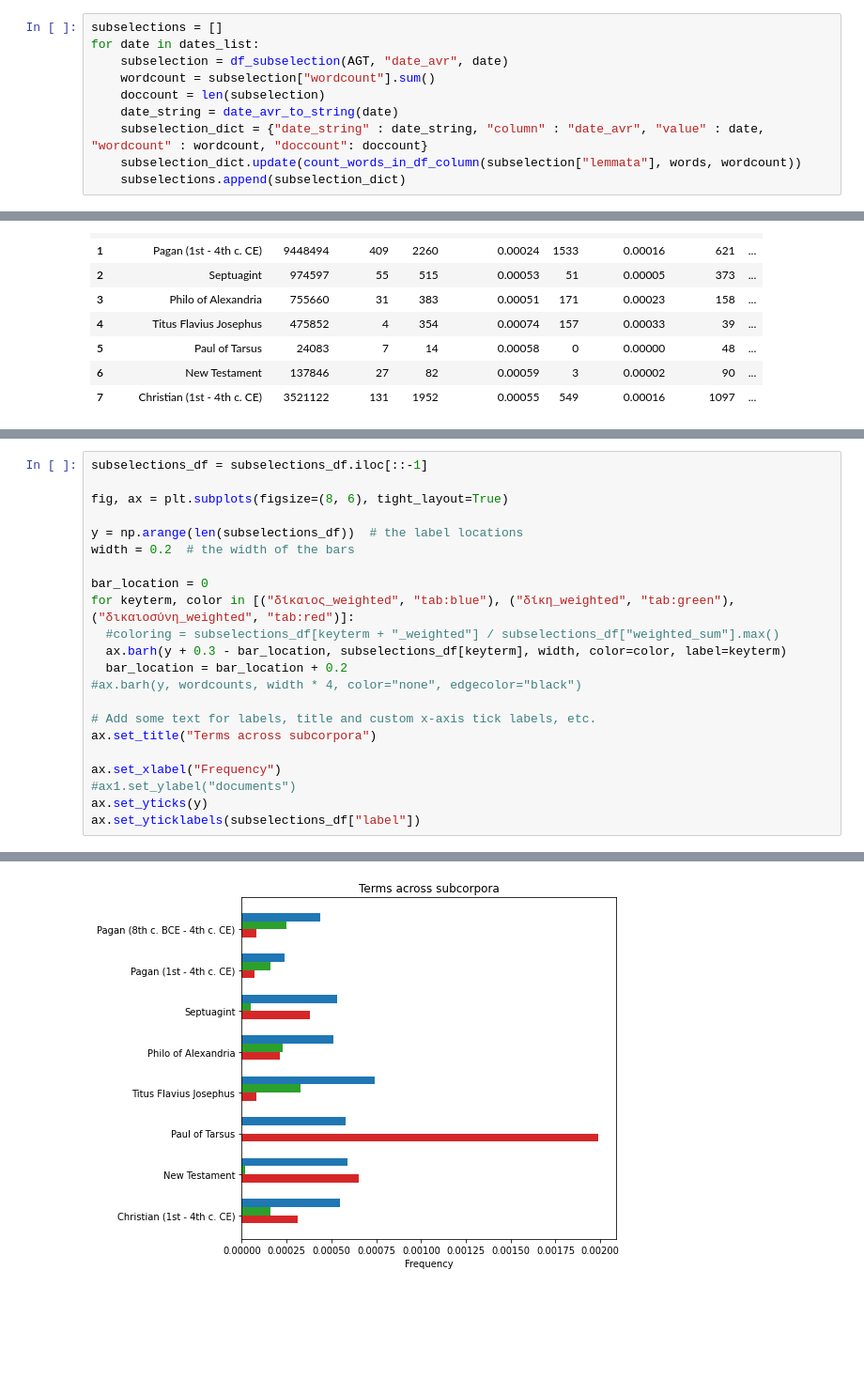
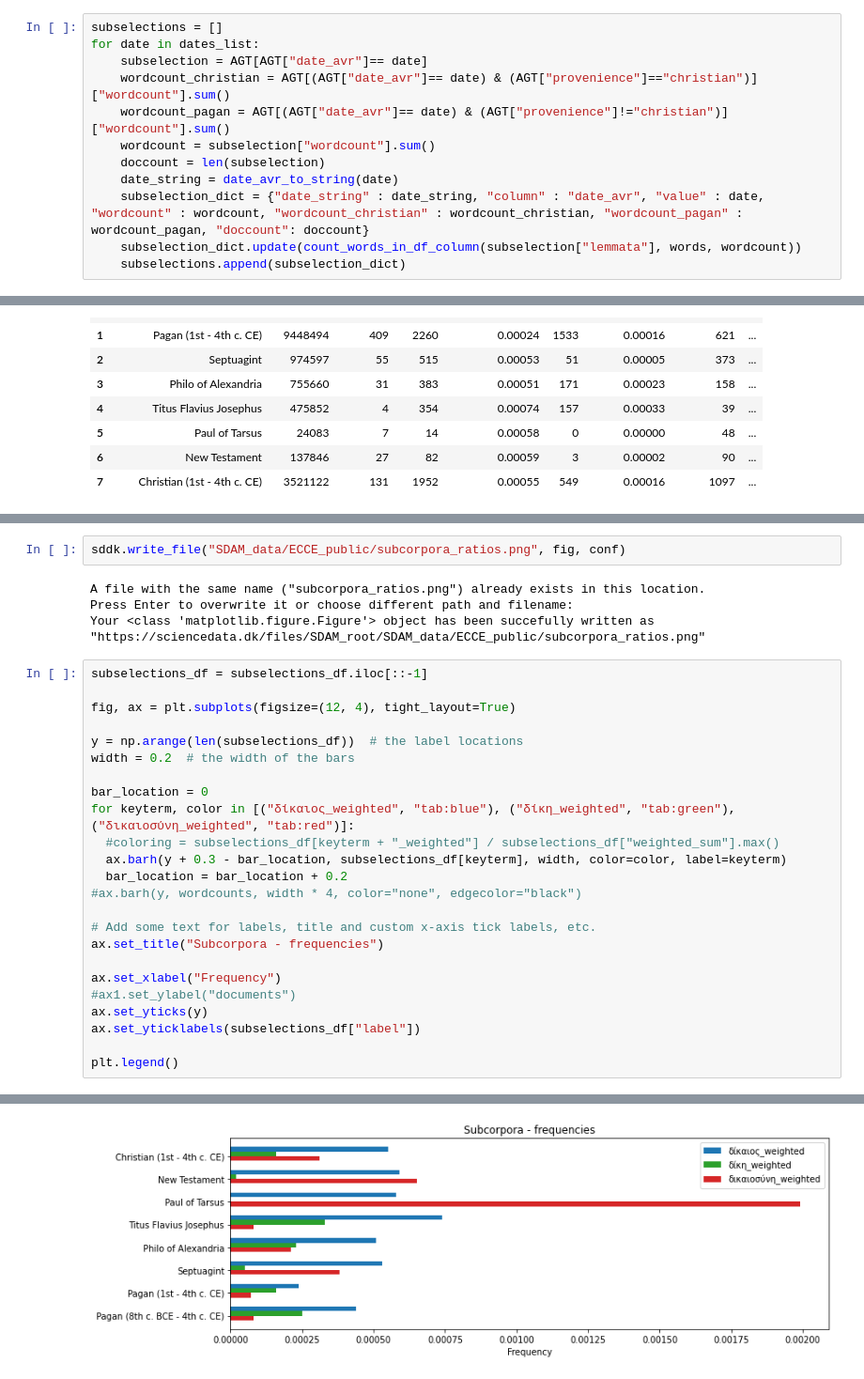
Before and after one commit to kasev/ECCE, a Jupyter notebook: scripts/DATA_OVERVIEW.ipynb, the cells around one changed output, grey strips where cells are left out. Shown: that part at 94% size. Cells and saved outputs as stored; diff of their text form; blank space fills up the shorter version.

Commit message:
overview plots completed

```diff
--- a/scripts/DATA_OVERVIEW.ipynb
+++ b/scripts/DATA_OVERVIEW.ipynb
@@ -175,11 +191,13 @@ date_avr_to_string(0.5)
 # %%
 subselections = []
 for date in dates_list:
-    subselection = df_subselection(AGT, "date_avr", date)
+    subselection = AGT[AGT["date_avr"]== date]
+    wordcount_christian = AGT[(AGT["date_avr"]== date) & (AGT["provenience"]=="christian")]["wordcount"].sum()
+    wordcount_pagan = AGT[(AGT["date_avr"]== date) & (AGT["provenience"]!="christian")]["wordcount"].sum()
     wordcount = subselection["wordcount"].sum()
     doccount = len(subselection)
     date_string = date_avr_to_string(date)
-    subselection_dict = {"date_string" : date_string, "column" : "date_avr", "value" : date, "wordcount" : wordcount, "doccount": doccount}
+    subselection_dict = {"date_string" : date_string, "column" : "date_avr", "value" : date, "wordcount" : wordcount, "wordcount_christian" : wordcount_christian, "wordcount_pagan" : wordcount_pagan, "doccount": doccount}
     subselection_dict.update(count_words_in_df_column(subselection["lemmata"], words, wordcount))
     subselections.append(subselection_dict)
 # %%
@@ -293,7 +337,13 @@ fig = plot_ratios(subselections_df, "label")
+# %%
+sddk.write_file("SDAM_data/ECCE_public/subcorpora_ratios.png", fig, conf)
+# %% [output]
+A file with the same name ("subcorpora_ratios.png") already exists in this location.
+Press Enter to overwrite it or choose different path and filename:
+Your <class 'matplotlib.figure.Figure'> object has been succefully written as "https://sciencedata.dk/files/SDAM_root/SDAM_data/ECCE_public/subcorpora_ratios.png"
 # %%
 subselections_df = subselections_df.iloc[::-1]
 
-fig, ax = plt.subplots(figsize=(8, 6), tight_layout=True)
+fig, ax = plt.subplots(figsize=(12, 4), tight_layout=True)
 
 y = np.arange(len(subselections_df))  # the label locations
 width = 0.2  # the width of the bars
@@ -306,10 +356,12 @@ for keyterm, color in [("δίκαιος_weighted", "tab:blue"), ("δίκη_weigh
 #ax.barh(y, wordcounts, width * 4, color="none", edgecolor="black")
 
 # Add some text for labels, title and custom x-axis tick labels, etc.
-ax.set_title("Terms across subcorpora")
+ax.set_title("Subcorpora - frequencies")
 
 ax.set_xlabel("Frequency")
 #ax1.set_ylabel("documents")
 ax.set_yticks(y)
 ax.set_yticklabels(subselections_df["label"])
+
+plt.legend()
 # %% [output]
@@ -324 +369 @@ ax.set_yticklabels(subselections_df["label"])
-[figure, old version]
+[figure, new version]
```
Also changed, not shown: parts of 13 cells of this notebook.
